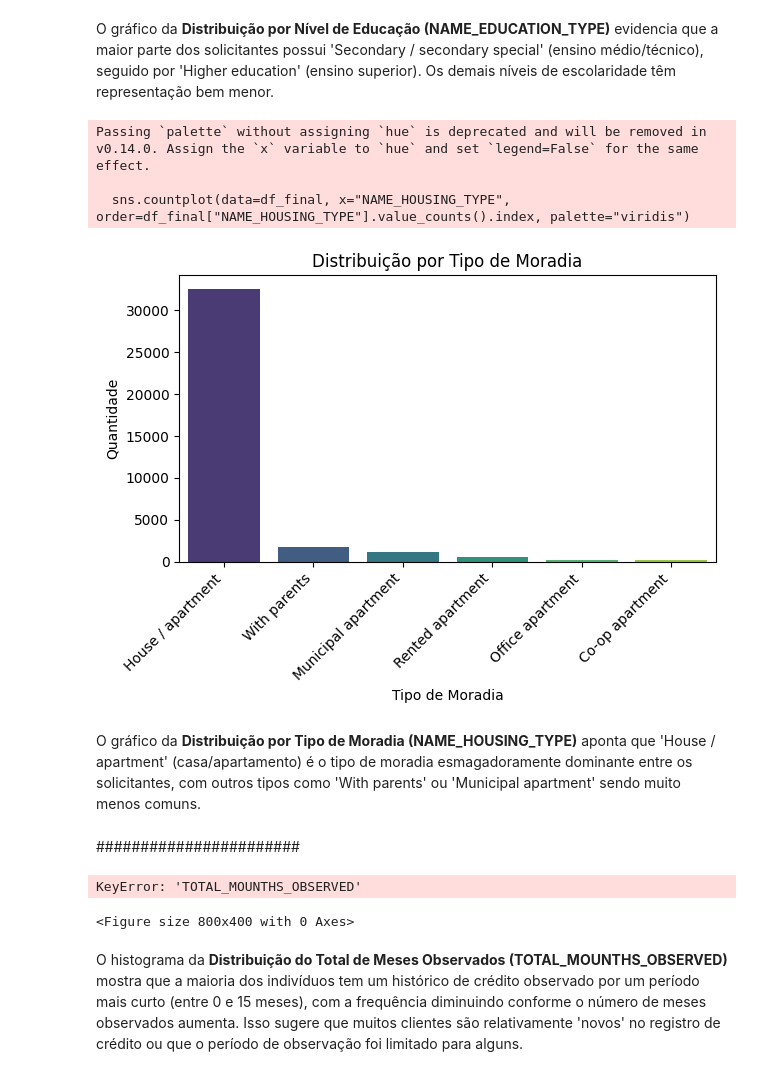
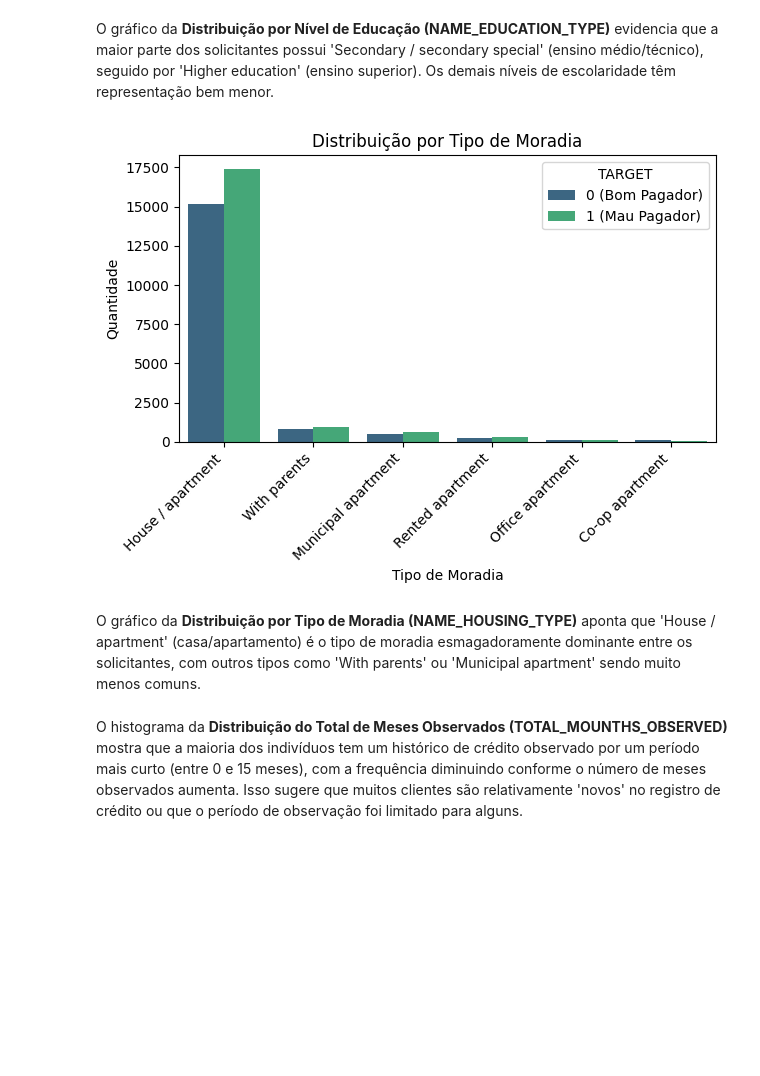
Before and after one commit to Ginkno/postech-tech-challenge-fase2-grupo1-12dtat, a Jupyter notebook: notebooks/ 01_eda.ipynb, the cells around one changed output. Drawn from its saved outputs; the diff is of its cells as text; code cells hidden in the pictures; blank space fills up the shorter version.

```diff
--- a/notebooks/ 01_eda.ipynb
+++ b/notebooks/ 01_eda.ipynb
@@ -756,33 +853,32 @@ Passing `palette` without assigning `hue` is deprecated and will be removed in v
 O gráfico da **Distribuição por Nível de Educação (NAME_EDUCATION_TYPE)** evidencia que a maior parte dos solicitantes possui 'Secondary / secondary special' (ensino médio/técnico), seguido por 'Higher education' (ensino superior). Os demais níveis de escolaridade têm representação bem menor.
 # %%
 #Distribuição para NAME_HOUSING_TYPE.
-sns.countplot(data=df_final, x="NAME_HOUSING_TYPE", order=df_final["NAME_HOUSING_TYPE"].value_counts().index, palette="viridis")
+
+sns.countplot(
+    data=df_final,
+    x="NAME_HOUSING_TYPE",
+    hue="TARGET",
+    order=df_final["NAME_HOUSING_TYPE"].value_counts().index,
+    palette="viridis",
+)
+
+# sns.countplot(data=df_final, x="NAME_HOUSING_TYPE", order=df_final["NAME_HOUSING_TYPE"].value_counts().index, palette="viridis")
 plt.title("Distribuição por Tipo de Moradia")
 plt.xlabel("Tipo de Moradia")
 plt.xticks(rotation=45, ha='right')
 plt.ylabel("Quantidade")
+
+plt.legend(
+    title="TARGET",
+    labels=["0 (Bom Pagador)", "1 (Mau Pagador)"],
+    loc="upper right",
+)
 plt.tight_layout()
 plt.show()
 # %% [output]
-Passing `palette` without assigning `hue` is deprecated and will be removed in v0.14.0. Assign the `x` variable to `hue` and set `legend=False` for the same effect.
-
-  sns.countplot(data=df_final, x="NAME_HOUSING_TYPE", order=df_final["NAME_HOUSING_TYPE"].value_counts().index, palette="viridis")
-[figure, old version]
+[figure, new version]
 # %% [markdown]
 O gráfico da **Distribuição por Tipo de Moradia (NAME_HOUSING_TYPE)** aponta que 'House / apartment' (casa/apartamento) é o tipo de moradia esmagadoramente dominante entre os solicitantes, com outros tipos como 'With parents' ou 'Municipal apartment' sendo muito menos comuns.
-# %% [markdown]
-#######################
-# %%
-#Histograma para TOTAL_MOUNTHS_OBSERVED.
-plt.figure(figsize=(8,4))
-sns.histplot(df_final["TOTAL_MOUNTHS_OBSERVED"], bins=15)
-plt.title('Distribuição do Total de Meses Observados')
-plt.xlabel('Quantidade Total de Meses Observados')
-plt.ylabel('Frequência')
-plt.show()
-# %% [output]
-KeyError: 'TOTAL_MOUNTHS_OBSERVED'
-<Figure size 800x400 with 0 Axes>
 # %% [markdown]
 O histograma da **Distribuição do Total de Meses Observados (TOTAL_MOUNTHS_OBSERVED)** mostra que a maioria dos indivíduos tem um histórico de crédito observado por um período mais curto (entre 0 e 15 meses), com a frequência diminuindo conforme o número de meses observados aumenta. Isso sugere que muitos clientes são relativamente 'novos' no registro de crédito ou que o período de observação foi limitado para alguns.
 # %%
```
Also changed, not shown: parts of 15 cells of this notebook.
